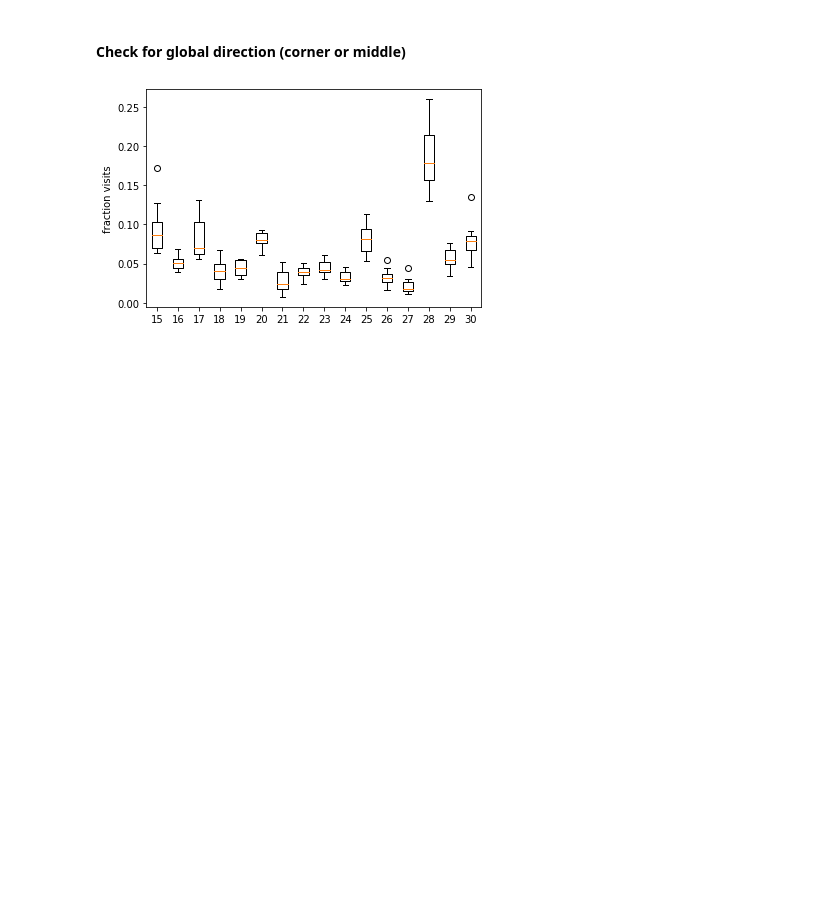
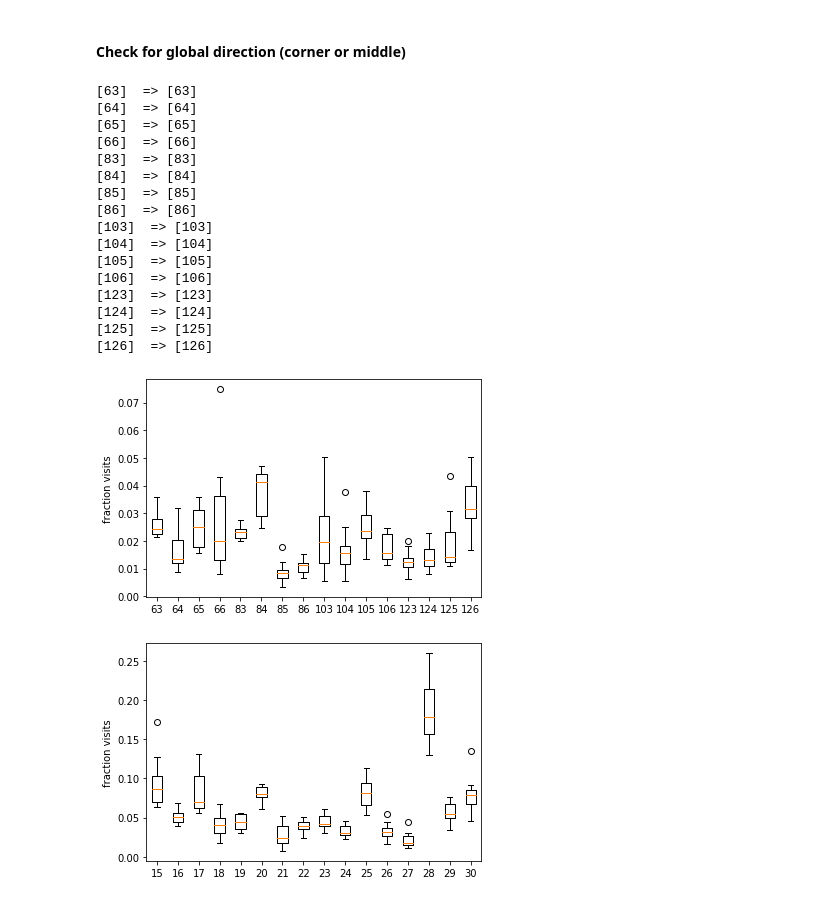
Before and after one commit to umeshksingla/MouseMazeHierRL, a Jupyter notebook: LoS_analysis.ipynb, the cells around one changed output. Cells and saved outputs as stored; diff of their text form; code cells hidden in the pictures; blank space fills up the shorter version.

```diff
--- a/LoS_analysis.ipynb
+++ b/LoS_analysis.ipynb
@@ -313,6 +316,41 @@ def get_global_direction(nodes, mouse_list):
     for nickname in mouse_list:
         global_direction[nickname] = sum([endnode_visit_counts[nickname][c] for c in expand_nodes])
     return global_direction
+# %%
+def plot_fraction_visits_by_level6(mouse_list):
+    labels = []
+    dir_data = []
+    for c in corner_nodes:
+        nodes = get_nodes_in_a_box(c)
+        for node in nodes:
+            avg_global_direction = get_global_direction([node], mouse_list, expand=False)
+            dir_data.append(list(avg_global_direction.values()))
+            labels.append(node)
+#     print(dir_data)
+    plt.boxplot(dir_data, labels=labels)
+    plt.ylabel('fraction visits')
+    plt.show()
+    return
+# %%
+plot_fraction_visits_by_level6(RewNames)
+# %% [output]
+[63]  => [63]
+[64]  => [64]
+[65]  => [65]
+[66]  => [66]
+[83]  => [83]
+[84]  => [84]
+[85]  => [85]
+[86]  => [86]
+[103]  => [103]
+[104]  => [104]
+[105]  => [105]
+[106]  => [106]
+[123]  => [123]
+[124]  => [124]
+[125]  => [125]
+[126]  => [126]
+[figure, added]
 # %%
 def plot_fraction_visits_by_level4(mouse_list):
     labels = []
```
Also changed, not shown: parts of 8 cells of this notebook.
